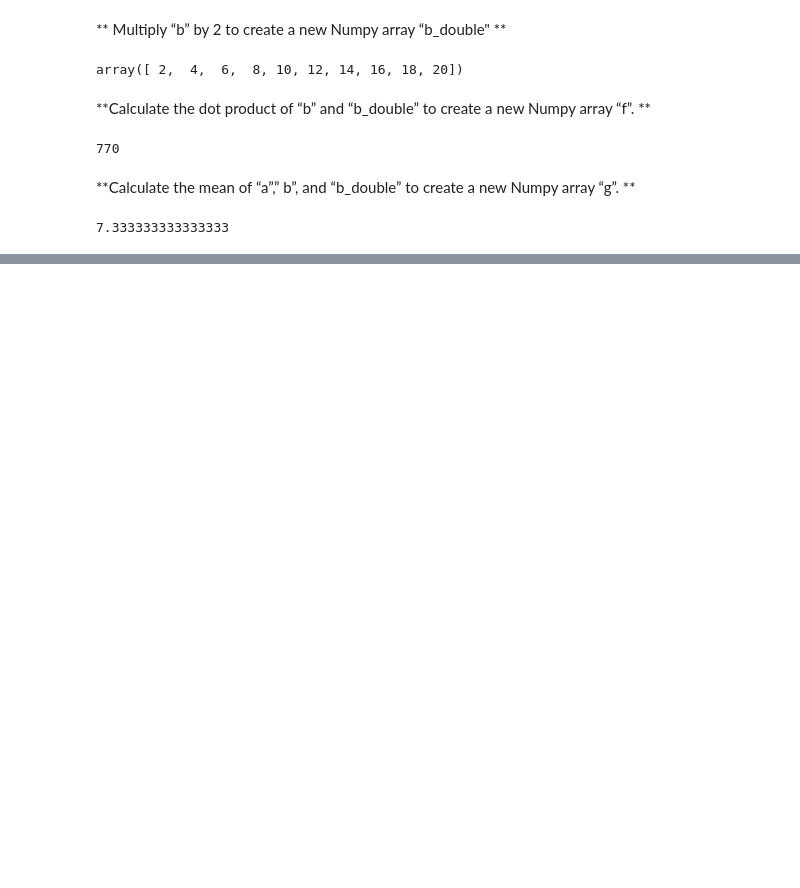
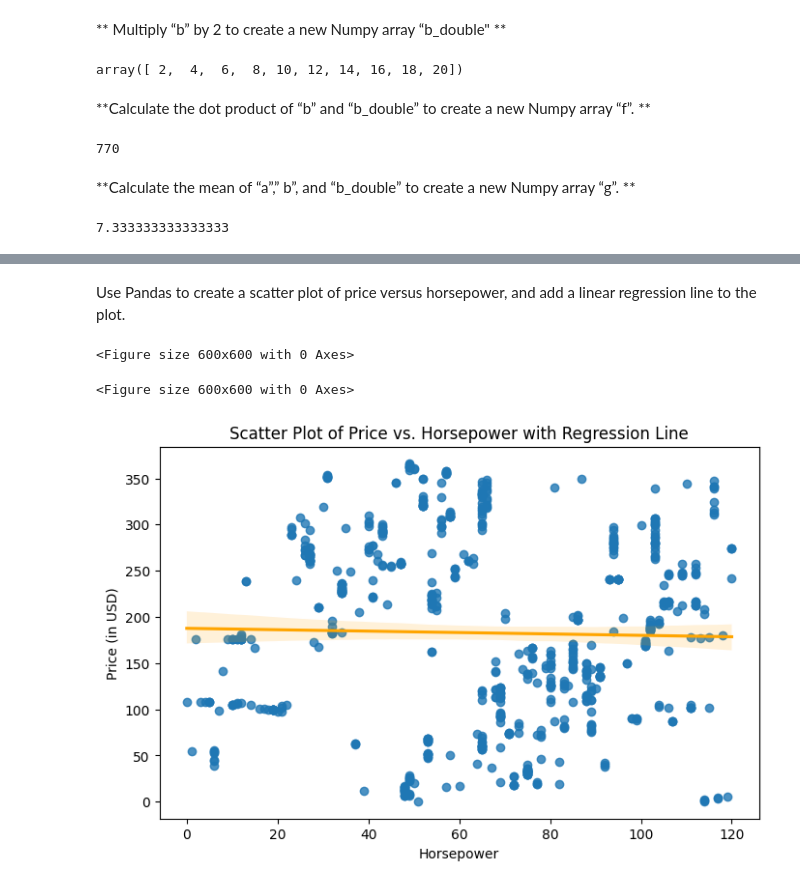
Before and after one commit to SimranKodwani-2003/Sabudh-Python-questions, a Jupyter notebook: Python_Coursework.ipynb, the cells around one changed output, grey strips where cells are left out. Cells and saved outputs as stored; diff of their text form; code cells hidden in the pictures; blank space fills up the shorter version.

```diff
--- a/Python_Coursework.ipynb
+++ b/Python_Coursework.ipynb
@@ -393,0 +525,3 @@ g
+# %%
+df.fillna(df.mean(), inplace=True)
+df
@@ -393,0 +532,2 @@ g
+# %%
+df = df.drop_duplicates()  # Removes duplicate rows
@@ -393,0 +569,13 @@ g
+# %%
+non_numeric=df.select_dtypes(include=["object"]).columns
+print("Non-numeric columns:", non_numeric)
+# %%
+from sklearn.preprocessing import LabelEncoder
+
+le = LabelEncoder()
+
+for col in non_numeric:
+    df[col] = le.fit_transform(df[col])
+
+# Verify conversion
+print(df.head())
@@ -393,0 +694,22 @@ g
+# %% [markdown]
+Use Pandas to create a scatter plot of price versus horsepower, and add a linear
+regression line to the plot.
+# %%
+import matplotlib.pyplot as plt
+import seaborn as sns
+plt.figure(figsize=(6,6))
+sns.reg
+# %% [output]
+<Figure size 600x600 with 0 Axes>
+<Figure size 600x600 with 0 Axes>
+# %%
+
+plt.figure(figsize=(8, 5))
+sns.regplot(x=df['Horsepower'], y=df['Price (in USD)'], scatter_kws={"alpha": 0.8}, line_kws={"color": "orange"})
+
+plt.xlabel("Horsepower")
+plt.ylabel("Price (in USD)")
+plt.title("Scatter Plot of Price vs. Horsepower with Regression Line")
+plt.show()
+# %% [output]
+[figure, added]
```
Also changed, not shown: parts of 47 cells of this notebook.
